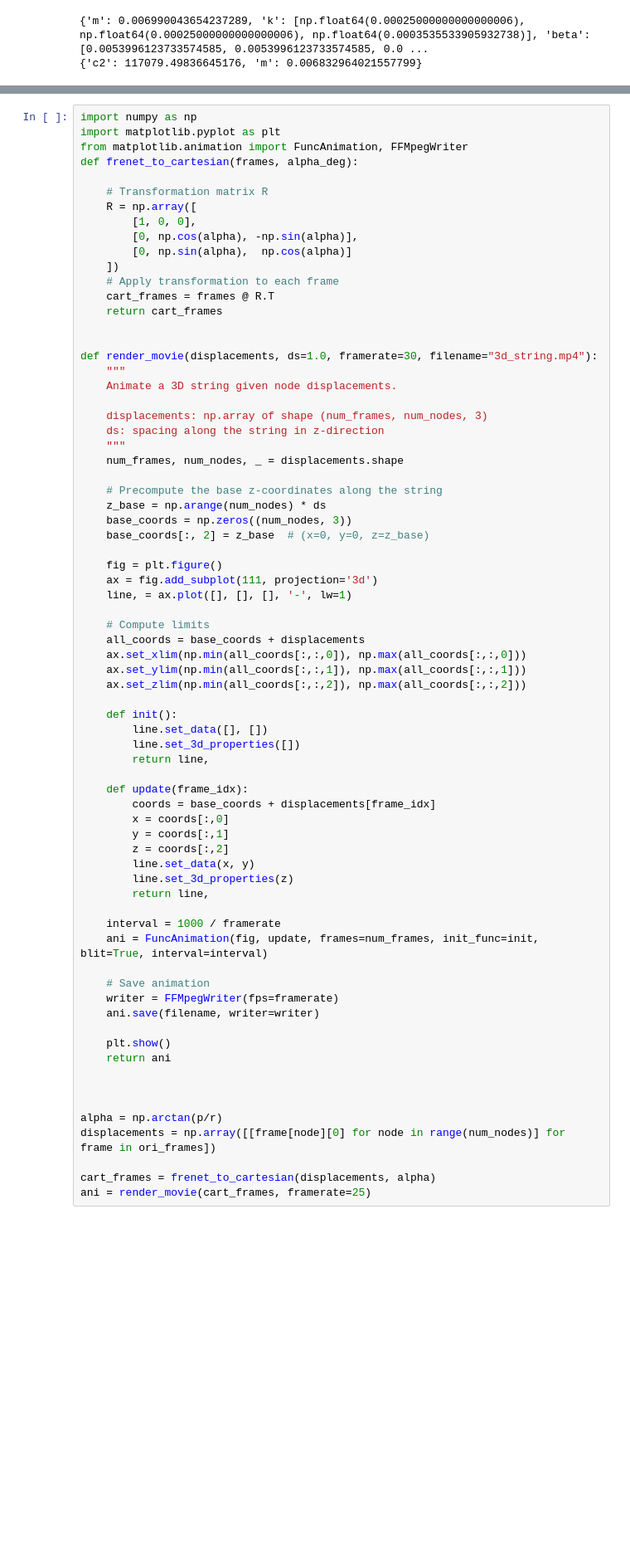
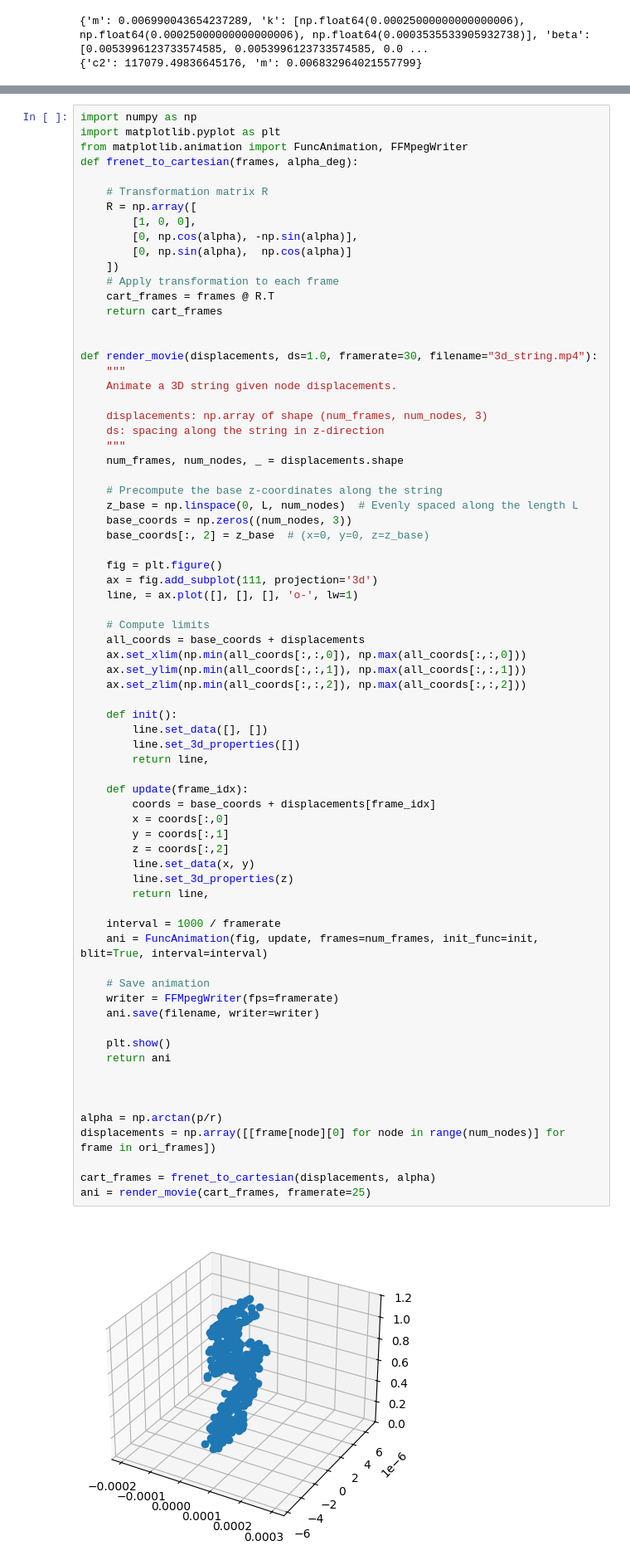
Before and after one commit to sebastian-stubenvoll/wgpu-string-fdm, a Jupyter notebook: piano_string_sim.ipynb, the cells around one changed output, grey strips where cells are left out. Shown: that part at 83% size. Cells and saved outputs as stored; diff of their text form; blank space fills up the shorter version.

```diff
--- a/piano_string_sim.ipynb
+++ b/piano_string_sim.ipynb
@@ -386,13 +384,13 @@ def render_movie(displacements, ds=1.0, framerate=30, filename="3d_string.mp4"):
     num_frames, num_nodes, _ = displacements.shape
 
     # Precompute the base z-coordinates along the string
-    z_base = np.arange(num_nodes) * ds
+    z_base = np.linspace(0, L, num_nodes)  # Evenly spaced along the length L
     base_coords = np.zeros((num_nodes, 3))
     base_coords[:, 2] = z_base  # (x=0, y=0, z=z_base)
 
     fig = plt.figure()
     ax = fig.add_subplot(111, projection='3d')
-    line, = ax.plot([], [], [], '-', lw=1)
+    line, = ax.plot([], [], [], 'o-', lw=1)
 
     # Compute limits
     all_coords = base_coords + displacements
@@ -404,30 +402,32 @@ def render_movie(displacements, ds=1.0, framerate=30, filename="3d_string.mp4"):
         line.set_data([], [])
         line.set_3d_properties([])
         return line,
 
     def update(frame_idx):
         coords = base_coords + displacements[frame_idx]
         x = coords[:,0]
         y = coords[:,1]
         z = coords[:,2]
         line.set_data(x, y)
         line.set_3d_properties(z)
         return line,
 
     interval = 1000 / framerate
     ani = FuncAnimation(fig, update, frames=num_frames, init_func=init, blit=True, interval=interval)
 
     # Save animation
     writer = FFMpegWriter(fps=framerate)
     ani.save(filename, writer=writer)
 
     plt.show()
     return ani
 
 
 
 alpha = np.arctan(p/r)
 displacements = np.array([[frame[node][0] for node in range(num_nodes)] for frame in ori_frames])
 
 cart_frames = frenet_to_cartesian(displacements, alpha)
 ani = render_movie(cart_frames, framerate=25)
+# %% [output]
+[figure, added]
```
Also changed, not shown: parts of 10 cells of this notebook, 4 other files.
